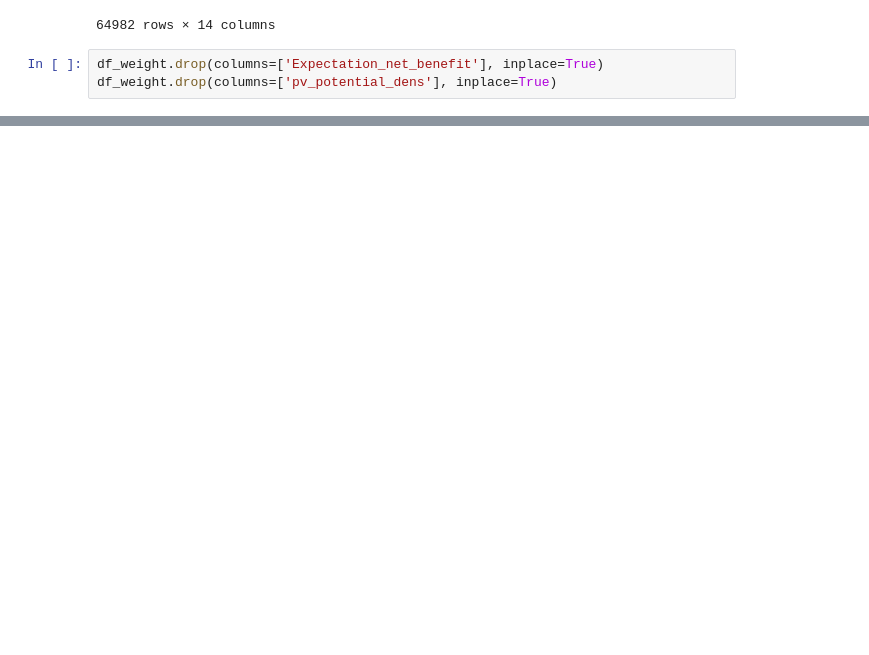
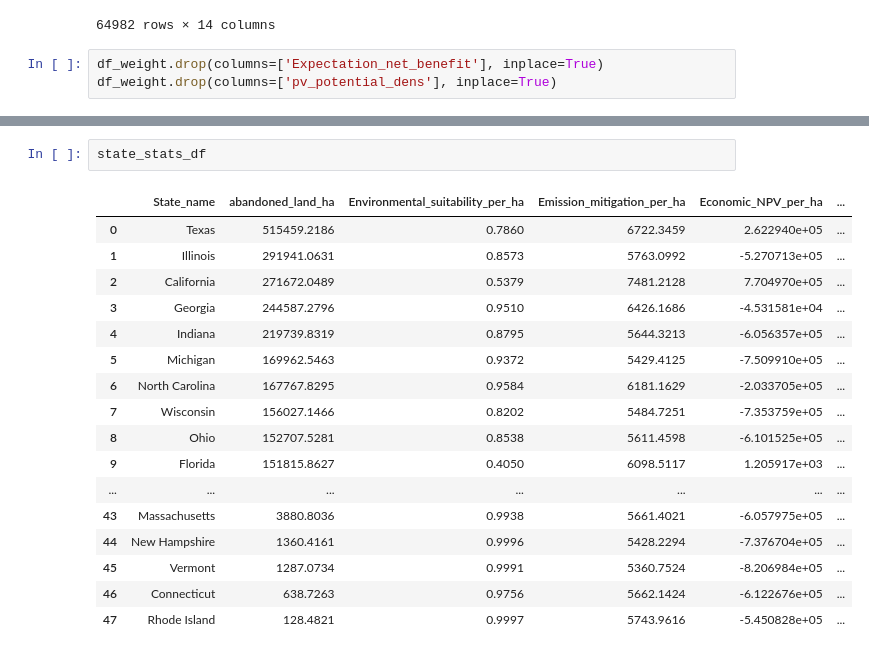
Before and after one commit to px39n/Landuse_Zhong, a Jupyter notebook: 7.1 Analysis_State_level.ipynb, the cells around one changed output, grey strips where cells are left out. Cells and saved outputs as stored; diff of their text form; blank space fills up the shorter version.

Commit message:
state level analysis

```diff
--- a/7.1 Analysis_State_level.ipynb
+++ b/7.1 Analysis_State_level.ipynb
@@ -157,0 +317,20 @@ df_weight
+# %%
+state_stats_df
+# %% [output]
+|  | State_name | abandoned_land_ha | Environmental_suitability_per_ha | Emission_mitigation_per_ha | Economic_NPV_per_ha | ... |
+| 0 | Texas | 515459.2186 | 0.7860 | 6722.3459 | 2.622940e+05 | ... |
+| 1 | Illinois | 291941.0631 | 0.8573 | 5763.0992 | -5.270713e+05 | ... |
+| 2 | California | 271672.0489 | 0.5379 | 7481.2128 | 7.704970e+05 | ... |
+| 3 | Georgia | 244587.2796 | 0.9510 | 6426.1686 | -4.531581e+04 | ... |
+| 4 | Indiana | 219739.8319 | 0.8795 | 5644.3213 | -6.056357e+05 | ... |
+| 5 | Michigan | 169962.5463 | 0.9372 | 5429.4125 | -7.509910e+05 | ... |
+| 6 | North Carolina | 167767.8295 | 0.9584 | 6181.1629 | -2.033705e+05 | ... |
+| 7 | Wisconsin | 156027.1466 | 0.8202 | 5484.7251 | -7.353759e+05 | ... |
+| 8 | Ohio | 152707.5281 | 0.8538 | 5611.4598 | -6.101525e+05 | ... |
+| 9 | Florida | 151815.8627 | 0.4050 | 6098.5117 | 1.205917e+03 | ... |
+| ... | ... | ... | ... | ... | ... | ... |
+| 43 | Massachusetts | 3880.8036 | 0.9938 | 5661.4021 | -6.057975e+05 | ... |
+| 44 | New Hampshire | 1360.4161 | 0.9996 | 5428.2294 | -7.376704e+05 | ... |
+| 45 | Vermont | 1287.0734 | 0.9991 | 5360.7524 | -8.206984e+05 | ... |
+| 46 | Connecticut | 638.7263 | 0.9756 | 5662.1424 | -6.122676e+05 | ... |
+| 47 | Rhode Island | 128.4821 | 0.9997 | 5743.9616 | -5.450828e+05 | ... |
```
Also changed, not shown: parts of 9 cells of this notebook, 1 other file.
